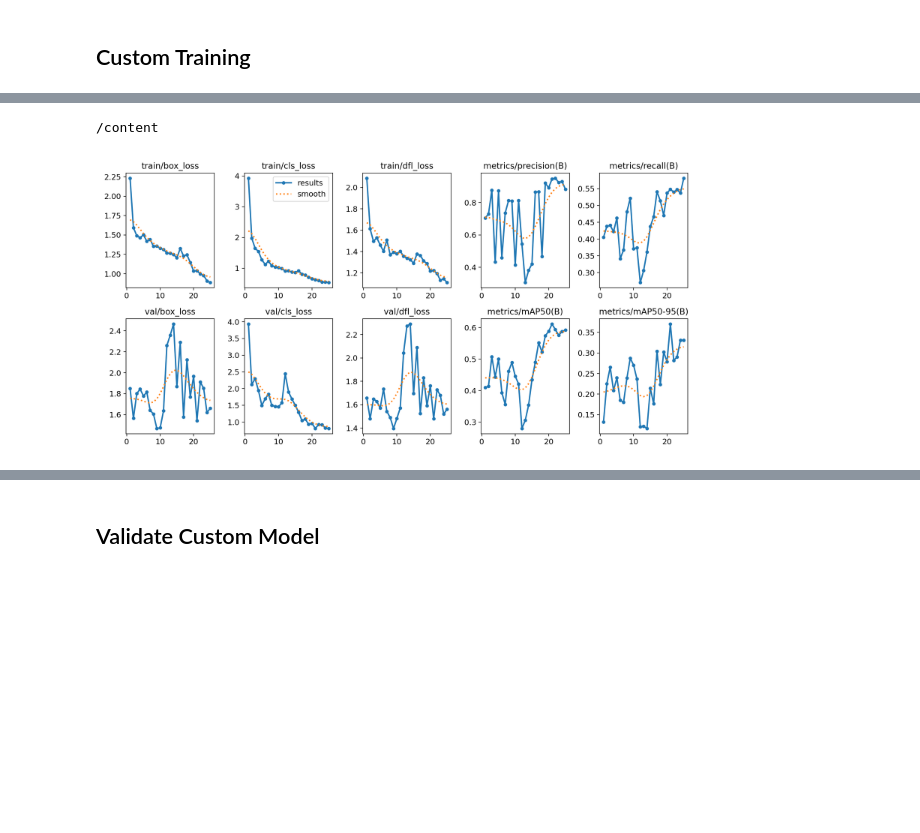
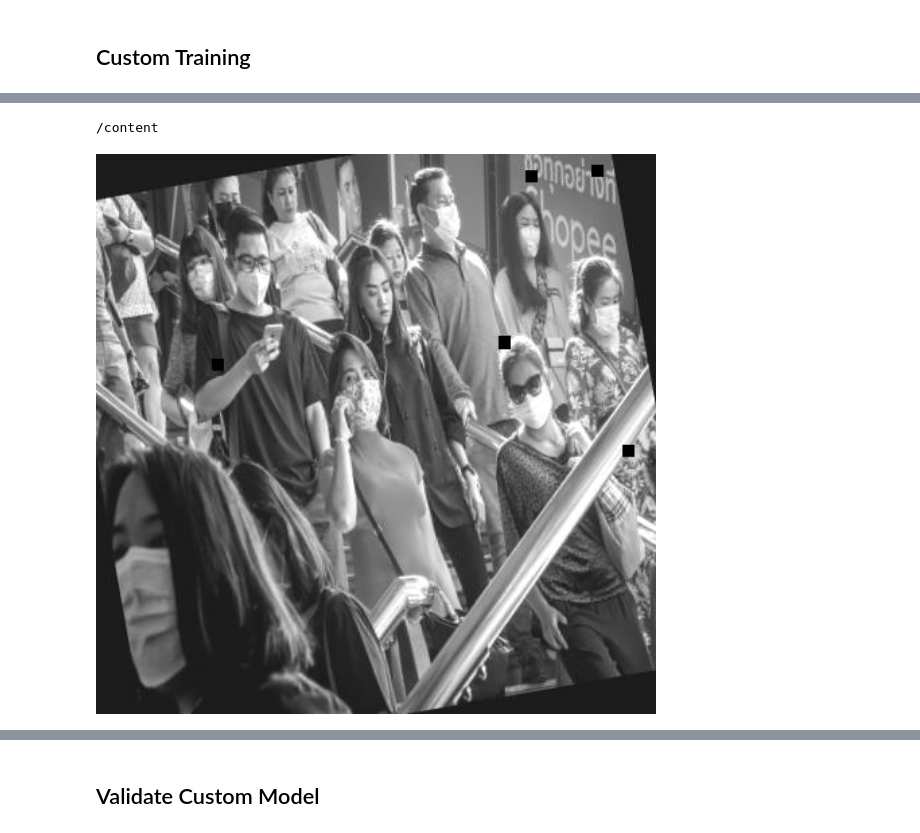
Before and after one commit to mdnur/yolo-testing, a Jupyter notebook: train_yolov8_object_detection_on_custom_dataset.ipynb, the cells around one changed output, grey strips where cells are left out. Saved outputs shown, nothing was run; the diff lists cells and outputs as text; code cells hidden in the pictures; blank space fills up the shorter version.

Commit message:
test_yolov8_face_detection

```diff
--- a/train_yolov8_object_detection_on_custom_dataset.ipynb
+++ b/train_yolov8_object_detection_on_custom_dataset.ipynb
@@ -315,8 +300,8 @@ Image(filename=f'{HOME}/runs/detect/train/confusion_matrix.png', width=600)
 # %%
 %cd {HOME}
-Image(filename=f'{HOME}/runs/detect/train/results.png', width=600)
+Image(filename=f'/content/datasets/Face-Detection-24/train/images/-1x-1_jpg.rf.33e987a11a51560eb735c54ab4b98cce.jpg', width=600)
 # %% [output]
 /content
-[figure, old version]
+[figure, new version]
 # %%
 %cd {HOME}
```
Also changed, not shown: parts of 12 cells of this notebook.
